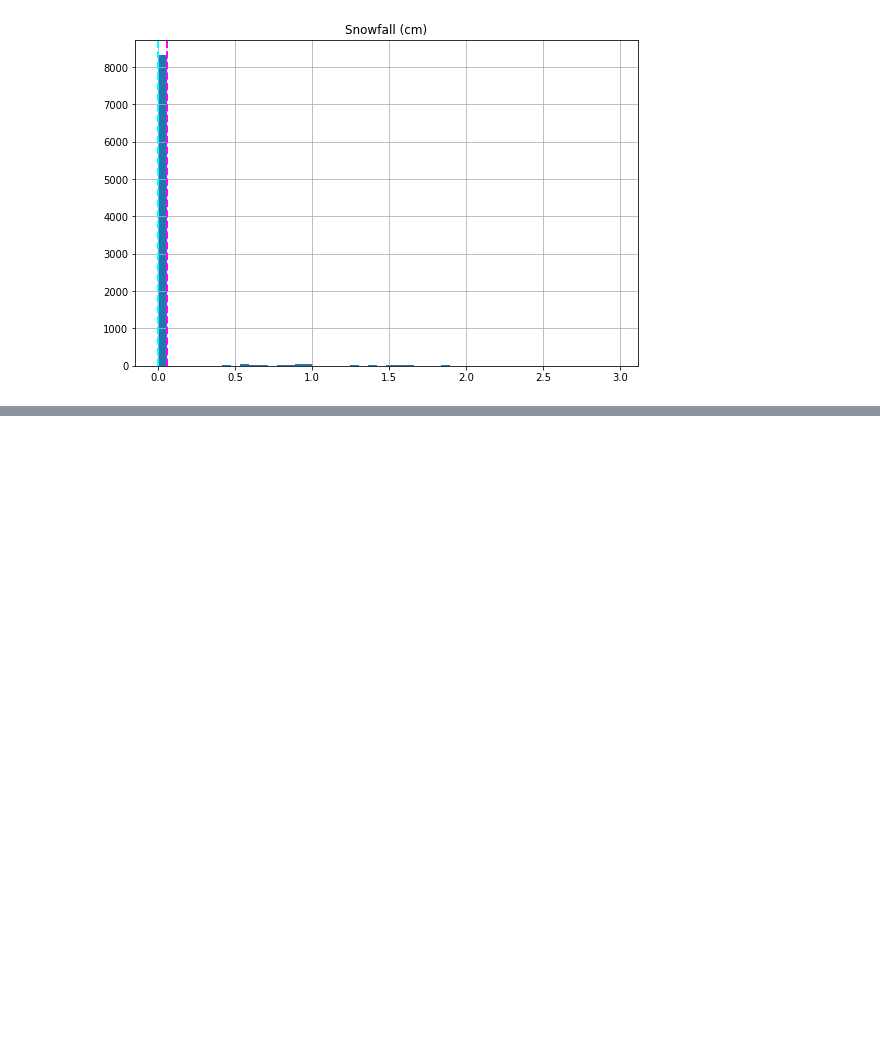
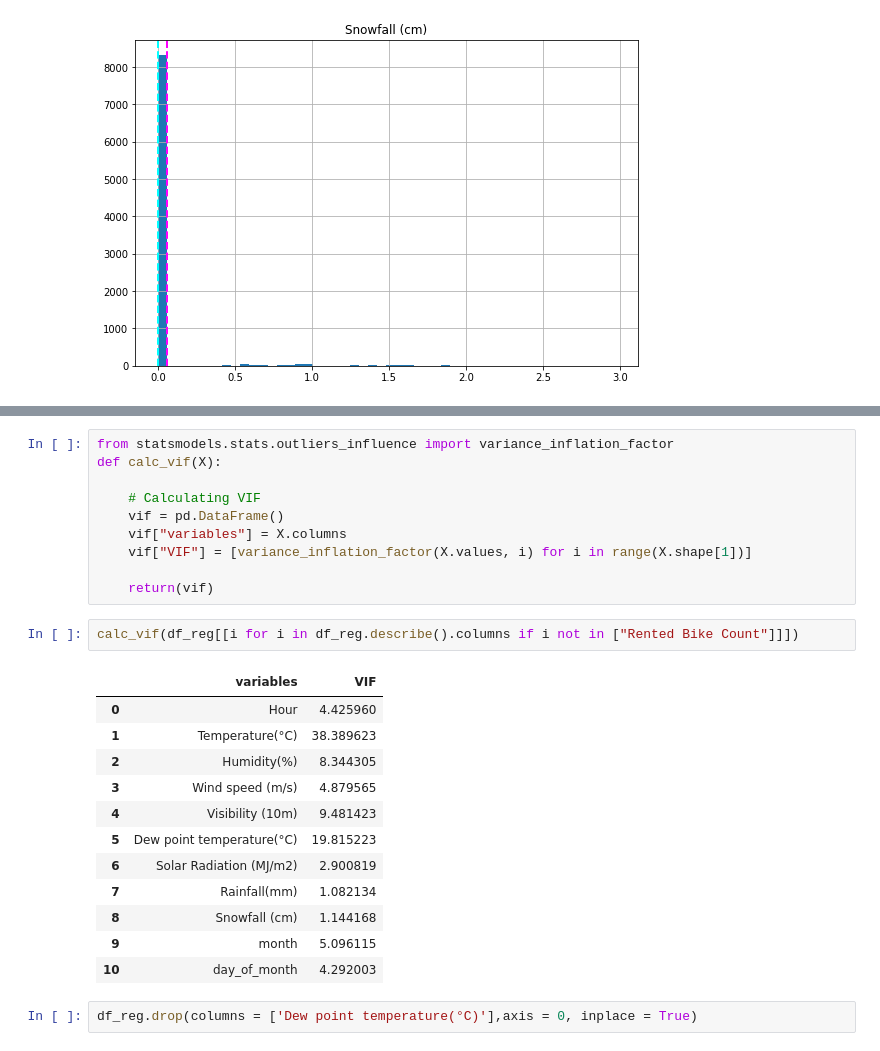
Before and after one commit to Haseeb227/Bike-Sharing-Demand-Prediction-, a Jupyter notebook: Copy_of_Bike_Sharing_Demand_Prediction_Capstone_Project.ipynb, the cells around one changed output, grey strips where cells are left out. Cells and saved outputs as stored; diff of their text form; blank space fills up the shorter version.

```diff
--- a/Copy_of_Bike_Sharing_Demand_Prediction_Capstone_Project.ipynb
+++ b/Copy_of_Bike_Sharing_Demand_Prediction_Capstone_Project.ipynb
@@ -441,0 +502,27 @@ plt.show()
+# %%
+from statsmodels.stats.outliers_influence import variance_inflation_factor
+def calc_vif(X):
+
+    # Calculating VIF
+    vif = pd.DataFrame()
+    vif["variables"] = X.columns
+    vif["VIF"] = [variance_inflation_factor(X.values, i) for i in range(X.shape[1])]
+
+    return(vif)
+# %%
+calc_vif(df_reg[[i for i in df_reg.describe().columns if i not in ["Rented Bike Count"]]])
+# %% [output]
+|  | variables | VIF |
+| 0 | Hour | 4.425960 |
+| 1 | Temperature(°C) | 38.389623 |
+| 2 | Humidity(%) | 8.344305 |
+| 3 | Wind speed (m/s) | 4.879565 |
+| 4 | Visibility (10m) | 9.481423 |
+| 5 | Dew point temperature(°C) | 19.815223 |
+| 6 | Solar Radiation (MJ/m2) | 2.900819 |
+| 7 | Rainfall(mm) | 1.082134 |
+| 8 | Snowfall (cm) | 1.144168 |
+| 9 | month | 5.096115 |
+| 10 | day_of_month | 4.292003 |
+# %%
+df_reg.drop(columns = ['Dew point temperature(°C)'],axis = 0, inplace = True)
```
Also changed, not shown: parts of 16 cells of this notebook.
